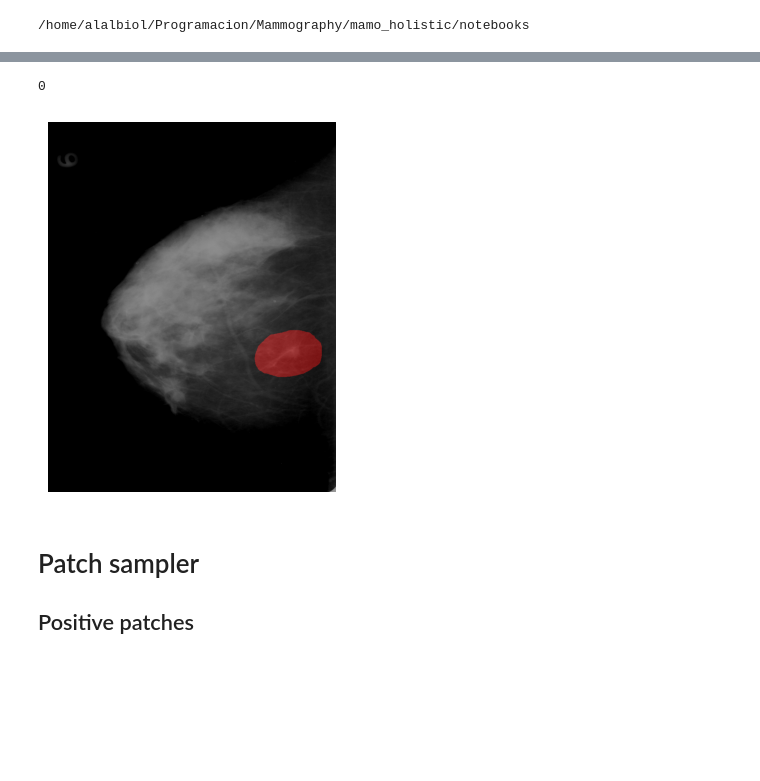
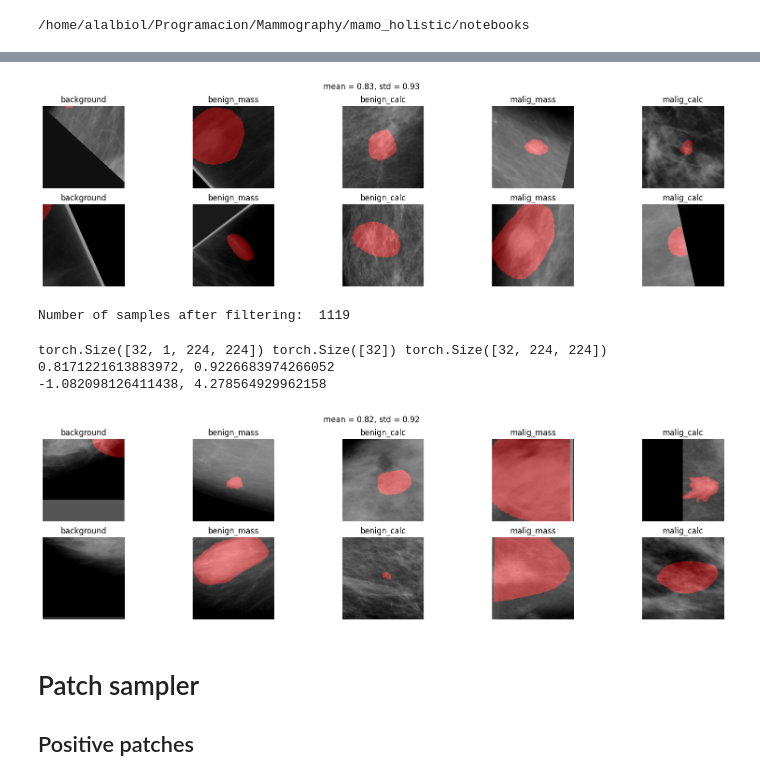
Before and after one commit to alalbiol/Mammography, a Jupyter notebook: mamo_holistic/notebooks/test_dataset.ipynb, the cells around one changed output, grey strips where cells are left out. Saved outputs shown, nothing was run; the diff lists cells and outputs as text; code cells hidden in the pictures; blank space fills up the shorter version.

Commit message:
entrrenamiento con modelo nikulin patch, e imagenes normalizadas. Con nuevo callbacks

```diff
--- a/mamo_holistic/notebooks/test_dataset.ipynb
+++ b/mamo_holistic/notebooks/test_dataset.ipynb
@@ -40,0 +28,5 @@ set(dataset.get_all_targets())
+# %%
+train_dl = get_train_dataloader(split_csv, ddsm_annotations, root_dir, patch_size, batch_size=32,
+                        convert_to_rgb = convert_to_rgb, shuffle=True, num_workers=4, return_mask=True,
+                        subset_size=None, include_normals=include_normals,
+                        normalize_input = True)
@@ -41,5 +38,7 @@ set(dataset.get_all_targets())
 # %%
 # count instances per class
 from collections import Counter
-Counter(dataset.get_all_targets())
+
+batch = next(iter(train_dl))
+Counter(batch[1].numpy())
 # %% [output]
@@ -51,11 +45,0 @@ Counter({'NORMAL': 2580,
-# %%
-targets = dataset.get_all_targets()
-
-#find the index of the first instance of a class
-target = 'NORMAL'
-index = np.where(targets==target)[0][0]
-print(index)
-
-image, abn, mask = dataset[index]
-
-show_mask_image(image, mask)
@@ -65,14 +45,0 @@ show_mask_image(image, mask)
-# %%
-targets = dataset.get_all_targets()
-
-#find the index of the first instance of a class
-target = 'MASS_MALIGNANT'
-index = np.where(targets==target)[0][0]
-print(index)
-
-image, abn, mask = dataset[index]
-
-show_mask_image(image, mask)
-# %% [output]
-0
-[figure, removed]
@@ -79,3 +119,37 @@ show_mask_image(image, mask)
+# %%
+batch = next(iter(train_dl))
+show_batch(batch)
+# %% [output]
+[figure, added]
+# %%
+from data.ddsm_dataset import get_test_dataloader
+
+patch_size=  224
+convert_to_rgb = False
+split_csv=  'resources/ddsm/ddsm_nikulin_partitions/test_filenames.txt'
+eval_patches_root = '/home/alalbiol/Data/mamo/eval_patches_16bits_224_test_nikulin'
+batch_size: 32
+num_workers: 16
+
+
+test_dl = get_test_dataloader(eval_patches_root, batch_size=32, return_mask=True, convert_to_rgb = convert_to_rgb,
+                              subset_size=None, format_img = 'npy')
+# %% [output]
+Number of samples after filtering:  1119
+# %%
+batch = next(iter(test_dl))
+
+print(batch[0].shape, batch[1].shape, batch[2].shape)
+print(f"{batch[0].mean()}, {batch[0].std()}")
+print(f"{batch[0].min()}, {batch[0].max()}")
+
+
+show_batch(batch)
+# %% [output]
+torch.Size([32, 1, 224, 224]) torch.Size([32]) torch.Size([32, 224, 224])
+0.8171221613883972, 0.9226683974266052
+-1.082098126411438, 4.278564929962158
+[figure, added]
 # %% [markdown]
 # Patch sampler
 
```
Also changed, not shown: parts of 8 cells of this notebook, 7 other files.
